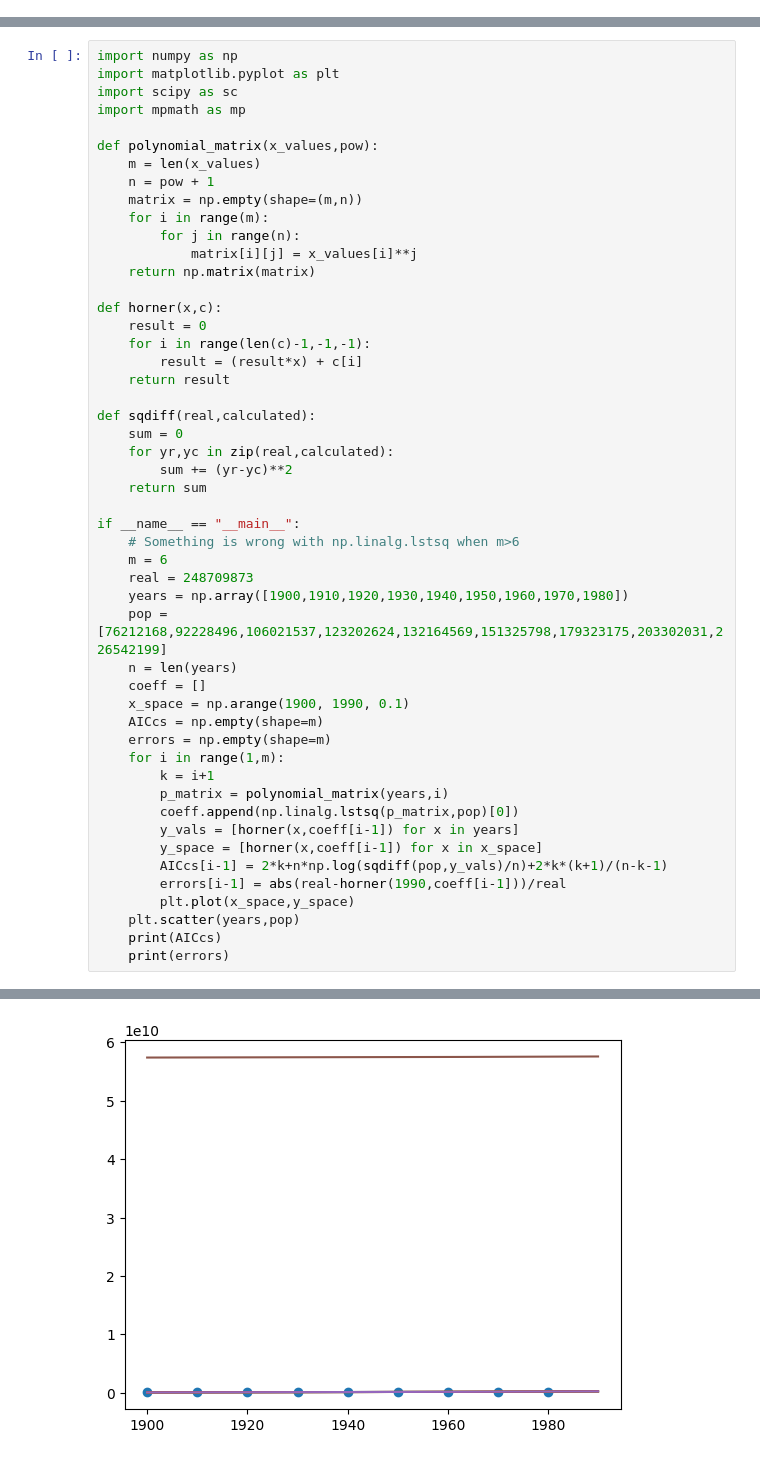
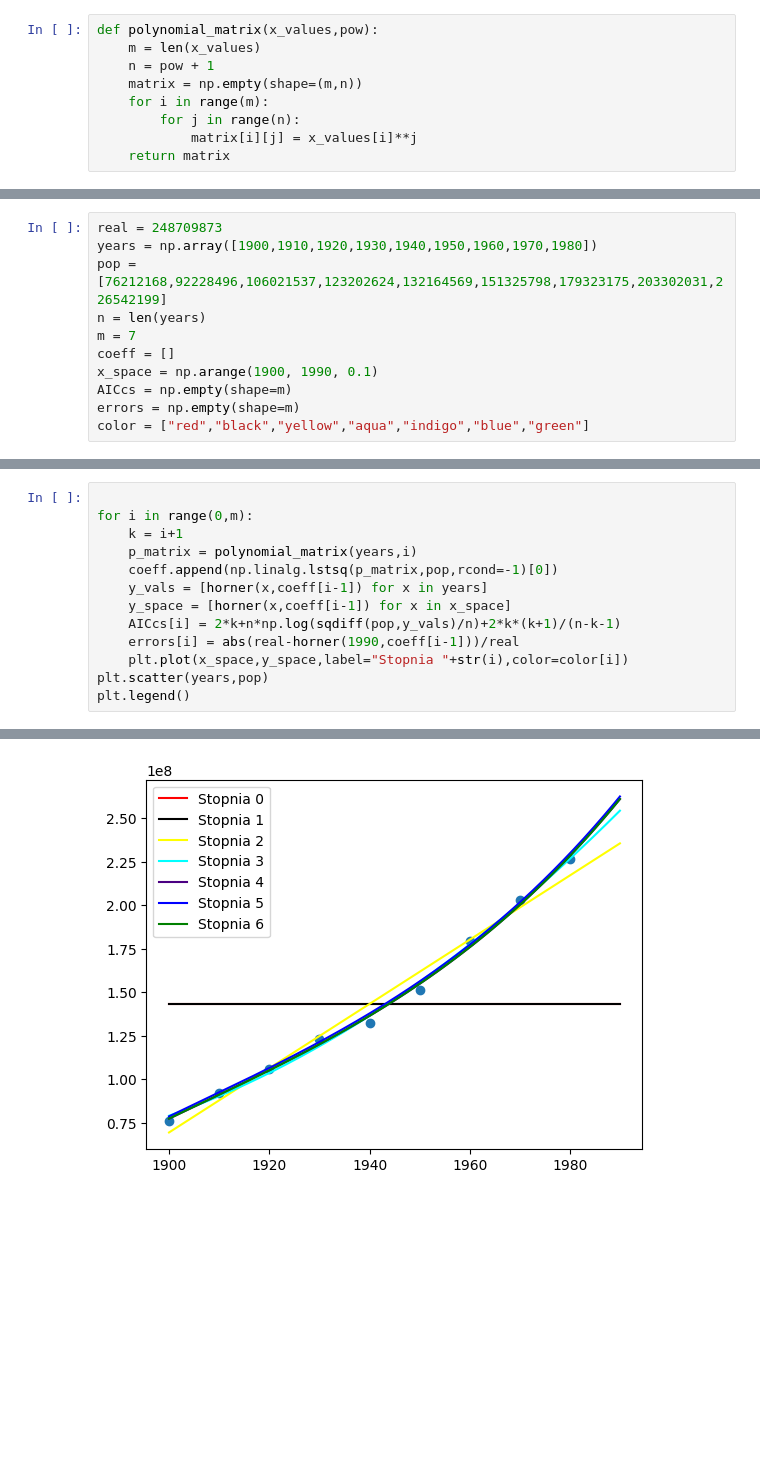
Before and after one commit to kpiotr6/MOWNIT, a Jupyter notebook: L5/zad1.ipynb, the cells around one changed output, grey strips where cells are left out. Cells and saved outputs as stored; diff of their text form; blank space fills up the shorter version.

```diff
--- a/L5/zad1.ipynb
+++ b/L5/zad1.ipynb
@@ -0,0 +14,9 @@
+# %%
+def polynomial_matrix(x_values,pow):
+    m = len(x_values)
+    n = pow + 1
+    matrix = np.empty(shape=(m,n))
+    for i in range(m):
+        for j in range(n):
+            matrix[i][j] = x_values[i]**j
+    return matrix
@@ -0,0 +41,11 @@
+# %%
+real = 248709873
+years = np.array([1900,1910,1920,1930,1940,1950,1960,1970,1980])
+pop = [76212168,92228496,106021537,123202624,132164569,151325798,179323175,203302031,226542199]
+n = len(years)
+m = 7
+coeff = []
+x_space = np.arange(1900, 1990, 0.1)
+AICcs = np.empty(shape=m)
+errors = np.empty(shape=m)
+color = ["red","black","yellow","aqua","indigo","blue","green"]
@@ -1,51 +54,14 @@
 # %%
-import numpy as np
-import matplotlib.pyplot as plt
-import scipy as sc
-import mpmath as mp
 
-def polynomial_matrix(x_values,pow):
-    m = len(x_values)
-    n = pow + 1
-    matrix = np.empty(shape=(m,n))
-    for i in range(m):
-        for j in range(n):
-            matrix[i][j] = x_values[i]**j
-    return np.matrix(matrix)
-
-def horner(x,c):
-    result = 0
-    for i in range(len(c)-1,-1,-1):
-        result = (result*x) + c[i]
-    return result
-
-def sqdiff(real,calculated):
-    sum = 0
-    for yr,yc in zip(real,calculated):
-        sum += (yr-yc)**2
-    return sum
-
-if __name__ == "__main__":
-    # Something is wrong with np.linalg.lstsq when m>6
-    m = 6
-    real = 248709873
-    years = np.array([1900,1910,1920,1930,1940,1950,1960,1970,1980])
-    pop = [76212168,92228496,106021537,123202624,132164569,151325798,179323175,203302031,226542199]
-    n = len(years)
-    coeff = []
-    x_space = np.arange(1900, 1990, 0.1)
-    AICcs = np.empty(shape=m)
-    errors = np.empty(shape=m)
-    for i in range(1,m):
-        k = i+1
-        p_matrix = polynomial_matrix(years,i)
-        coeff.append(np.linalg.lstsq(p_matrix,pop)[0])
-        y_vals = [horner(x,coeff[i-1]) for x in years]
-        y_space = [horner(x,coeff[i-1]) for x in x_space]
-        AICcs[i-1] = 2*k+n*np.log(sqdiff(pop,y_vals)/n)+2*k*(k+1)/(n-k-1)
-        errors[i-1] = abs(real-horner(1990,coeff[i-1]))/real
-        plt.plot(x_space,y_space)
-    plt.scatter(years,pop)
-    print(AICcs)
-    print(errors)
+for i in range(0,m):
+    k = i+1
+    p_matrix = polynomial_matrix(years,i)
+    coeff.append(np.linalg.lstsq(p_matrix,pop,rcond=-1)[0])
+    y_vals = [horner(x,coeff[i-1]) for x in years]
+    y_space = [horner(x,coeff[i-1]) for x in x_space]
+    AICcs[i] = 2*k+n*np.log(sqdiff(pop,y_vals)/n)+2*k*(k+1)/(n-k-1)
+    errors[i] = abs(real-horner(1990,coeff[i-1]))/real
+    plt.plot(x_space,y_space,label="Stopnia "+str(i),color=color[i])
+plt.scatter(years,pop)
+plt.legend()
 # %% [output]
@@ -56 +69 @@ To use the future default and silence this warning we advise to pass `rcond=None
-[figure, old version]
+[figure, new version]
```
Also changed, not shown: parts of 13 cells of this notebook, 1 other file.
